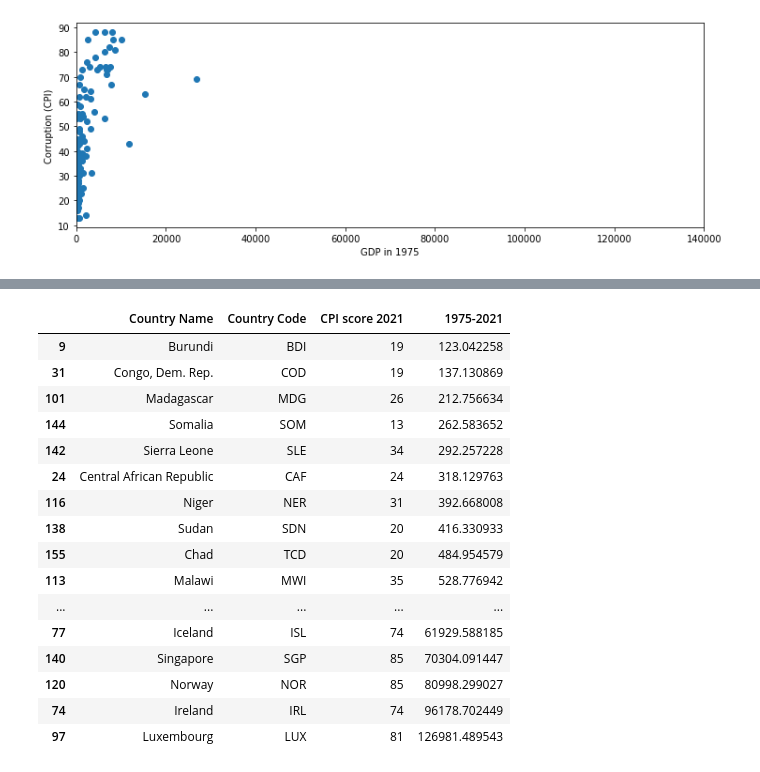
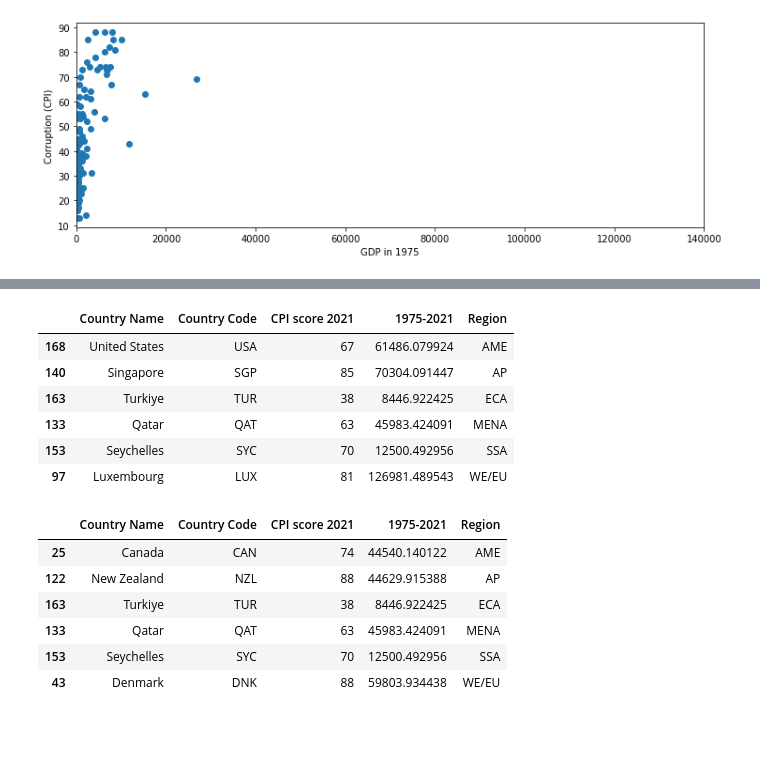
Before and after one commit to ndronen/econdata, a Jupyter notebook: notebooks/Corruption_and_GDP_growth.ipynb, the cells around one changed output, grey strips where cells are left out. Drawn from its saved outputs; the diff is of its cells as text; code cells hidden in the pictures; blank space fills up the shorter version.

```diff
--- a/notebooks/Corruption_and_GDP_growth.ipynb
+++ b/notebooks/Corruption_and_GDP_growth.ipynb
@@ -89,9 +91,9 @@ def join_dataframes(gdp_df, corruption_df):
     joined_df = pd.concat((gdp_df, corruption_df), axis=1)
     return joined_df
 # %%
-gdp_code_to_name = get_gdp_code_to_name(gdp_df)
-corruption_code_to_name = get_corruption_code_to_name(corruption_df)
-common_codes = get_common_codes(gdp_code_to_name.keys(), corruption_code_to_name.keys())
+gdp_country_codes = get_gdp_country_codes(gdp_df)
+corruption_country_codes = get_corruption_country_codes(corruption_df)
+common_codes = get_common_codes(gdp_country_codes, corruption_country_codes)
 clean_gdp_df = get_common_code_subset(common_codes, gdp_df, GDP_COUNTRY_CODE)
 clean_corruption_df = get_common_code_subset(common_codes, corruption_df, CORRUPTION_COUNTRY_CODE)
 joined_df = join_dataframes(clean_gdp_df, clean_corruption_df)
@@ -117,4 +119,19 @@ plot_cpi_against_gdp_for_year(joined_df, "2021", xmax=140000)
 plot_cpi_against_gdp_for_year(joined_df, "1975", xmax=140000)
 # %% [output]
 [figure]
+# %%
+def get_bottom_countries_by_region(df, sort_column):
+    bottom = []
+    for region, grp in df.groupby("Region"):
+        bottom.append(grp.sort_values(sort_column).head(1))
+    df = pd.concat(bottom)
+    return df
+
+
+def get_top_countries_by_region(df, sort_column):
+    bottom = []
+    for region, grp in df.groupby("Region"):
+        bottom.append(grp.sort_values(sort_column).tail(1))
+    df = pd.concat(bottom)
+    return df
 # %%
@@ -155,21 +203,25 @@ See the caveats in the documentation: https://pandas.pydata.org/pandas-docs/stab
 # %%
-columns = [GDP_COUNTRY_NAME, GDP_COUNTRY_CODE, CORRUPTION_INDEX, label]
-df_start_end[columns].sort_values(label)
+columns = [GDP_COUNTRY_NAME, GDP_COUNTRY_CODE, CORRUPTION_INDEX, year_range_column, "Region"]
+df_simple = df_start_end[columns]
-# %% [output]
-|  | Country Name | Country Code | CPI score 2021 | 1975-2021 |
-| 9 | Burundi | BDI | 19 | 123.042258 |
-| 31 | Congo, Dem. Rep. | COD | 19 | 137.130869 |
-| 101 | Madagascar | MDG | 26 | 212.756634 |
-| 144 | Somalia | SOM | 13 | 262.583652 |
-| 142 | Sierra Leone | SLE | 34 | 292.257228 |
-| 24 | Central African Republic | CAF | 24 | 318.129763 |
-| 116 | Niger | NER | 31 | 392.668008 |
-| 138 | Sudan | SDN | 20 | 416.330933 |
-| 155 | Chad | TCD | 20 | 484.954579 |
-| 113 | Malawi | MWI | 35 | 528.776942 |
-| ... | ... | ... | ... | ... |
-| 77 | Iceland | ISL | 74 | 61929.588185 |
-| 140 | Singapore | SGP | 85 | 70304.091447 |
-| 120 | Norway | NOR | 85 | 80998.299027 |
-| 74 | Ireland | IRL | 74 | 96178.702449 |
-| 97 | Luxembourg | LUX | 81 | 126981.489543 |
+# %%
+df_richest = get_top_countries_by_region(df_simple, year_range_column)
+df_richest
+# %% [output]
+|  | Country Name | Country Code | CPI score 2021 | 1975-2021 | Region |
+| 168 | United States | USA | 67 | 61486.079924 | AME |
+| 140 | Singapore | SGP | 85 | 70304.091447 | AP |
+| 163 | Turkiye | TUR | 38 | 8446.922425 | ECA |
+| 133 | Qatar | QAT | 63 | 45983.424091 | MENA |
+| 153 | Seychelles | SYC | 70 | 12500.492956 | SSA |
+| 97 | Luxembourg | LUX | 81 | 126981.489543 | WE/EU |
+# %%
+df_least_corrupt = get_top_countries_by_region(df_simple, CORRUPTION_INDEX)
+df_least_corrupt
+# %% [output]
+|  | Country Name | Country Code | CPI score 2021 | 1975-2021 | Region |
+| 25 | Canada | CAN | 74 | 44540.140122 | AME |
+| 122 | New Zealand | NZL | 88 | 44629.915388 | AP |
+| 163 | Turkiye | TUR | 38 | 8446.922425 | ECA |
+| 133 | Qatar | QAT | 63 | 45983.424091 | MENA |
+| 153 | Seychelles | SYC | 70 | 12500.492956 | SSA |
+| 43 | Denmark | DNK | 88 | 59803.934438 | WE/EU |
```
Also changed, not shown: parts of 6 cells of this notebook.
